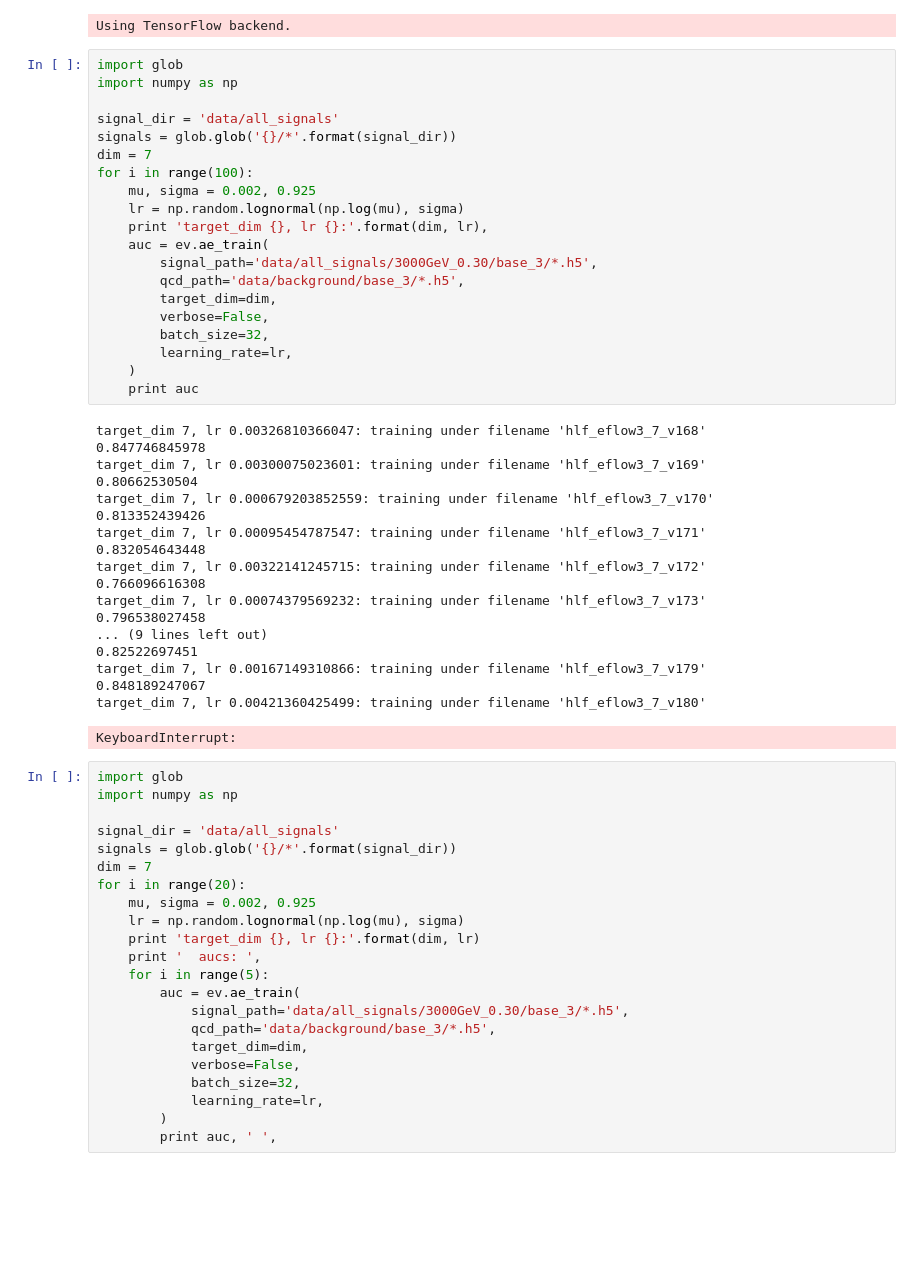
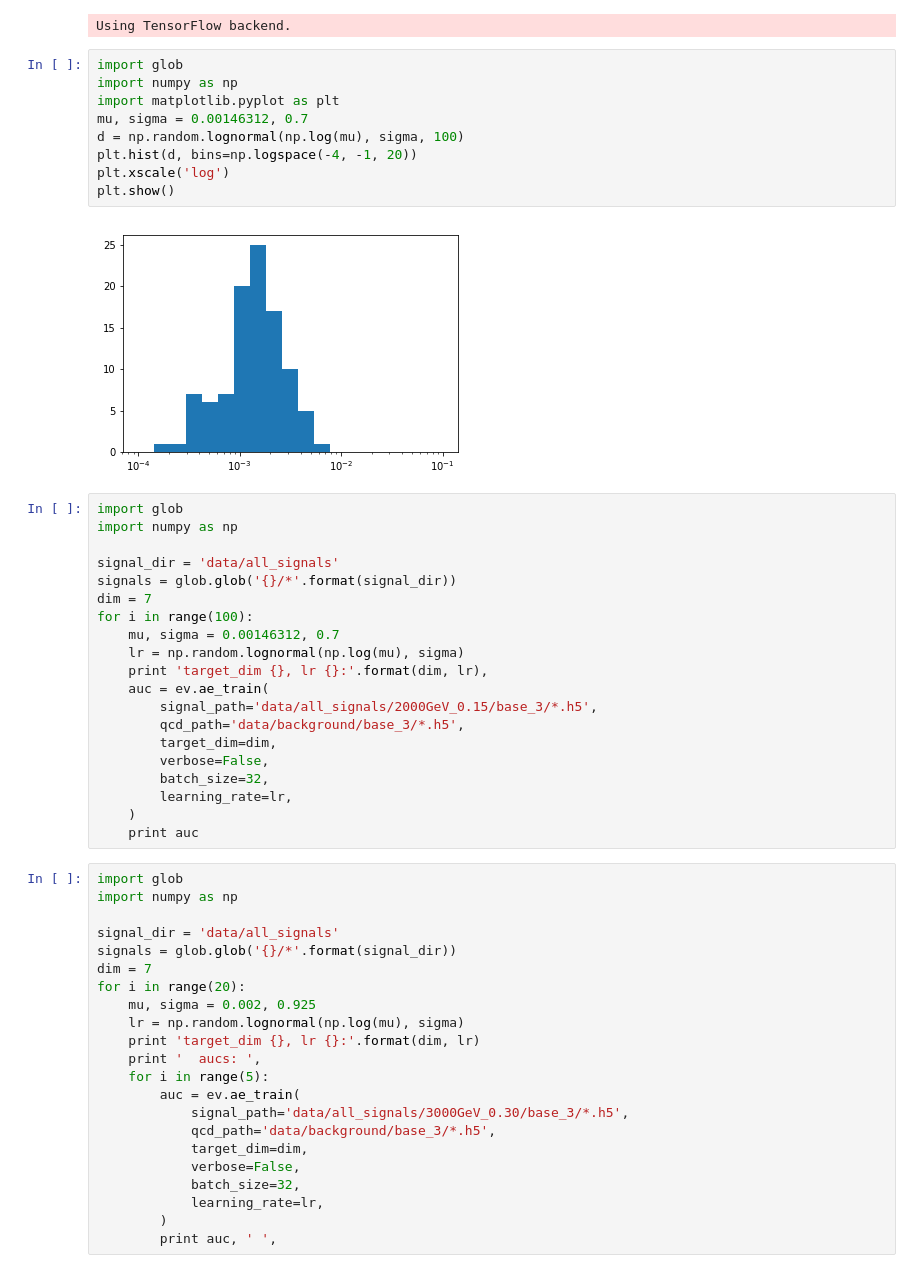
Before and after one commit to luclepot/SVJ, a Jupyter notebook: test.ipynb, the cells around one changed output. Cells and saved outputs as stored; diff of their text form; blank space fills up the shorter version.

```diff
--- a/test.ipynb
+++ b/test.ipynb
@@ -4,6 +4,17 @@ import autoencodeSVJ.utils as utils
 import autoencodeSVJ.evaluate as ev
 # %% [output]
 Using TensorFlow backend.
+# %%
+import glob
+import numpy as np
+import matplotlib.pyplot as plt
+mu, sigma = 0.00146312, 0.7
+d = np.random.lognormal(np.log(mu), sigma, 100)
+plt.hist(d, bins=np.logspace(-4, -1, 20))
+plt.xscale('log')
+plt.show()
+# %% [output]
+[figure, added]
 # %%
 import glob
 import numpy as np
@@ -12,11 +23,11 @@ signal_dir = 'data/all_signals'
 signals = glob.glob('{}/*'.format(signal_dir))
 dim = 7
 for i in range(100):
-    mu, sigma = 0.002, 0.925
+    mu, sigma = 0.00146312, 0.7
     lr = np.random.lognormal(np.log(mu), sigma)
     print 'target_dim {}, lr {}:'.format(dim, lr),
     auc = ev.ae_train(
-        signal_path='data/all_signals/3000GeV_0.30/base_3/*.h5',
+        signal_path='data/all_signals/2000GeV_0.15/base_3/*.h5',
         qcd_path='data/background/base_3/*.h5',
         target_dim=dim,
         verbose=False,
@@ -24,25 +35,6 @@ for i in range(100):
         learning_rate=lr,
     )
     print auc
-# %% [output]
-target_dim 7, lr 0.00326810366047: training under filename 'hlf_eflow3_7_v168'
-0.847746845978
-target_dim 7, lr 0.00300075023601: training under filename 'hlf_eflow3_7_v169'
-0.80662530504
-target_dim 7, lr 0.000679203852559: training under filename 'hlf_eflow3_7_v170'
-0.813352439426
-target_dim 7, lr 0.00095454787547: training under filename 'hlf_eflow3_7_v171'
-0.832054643448
-target_dim 7, lr 0.00322141245715: training under filename 'hlf_eflow3_7_v172'
-0.766096616308
-target_dim 7, lr 0.00074379569232: training under filename 'hlf_eflow3_7_v173'
-0.796538027458
-... (9 lines left out)
-0.82522697451
-target_dim 7, lr 0.00167149310866: training under filename 'hlf_eflow3_7_v179'
-0.848189247067
-target_dim 7, lr 0.00421360425499: training under filename 'hlf_eflow3_7_v180'
-KeyboardInterrupt:
 # %%
 import glob
 import numpy as np
```
Also changed, not shown: 1 other file.
